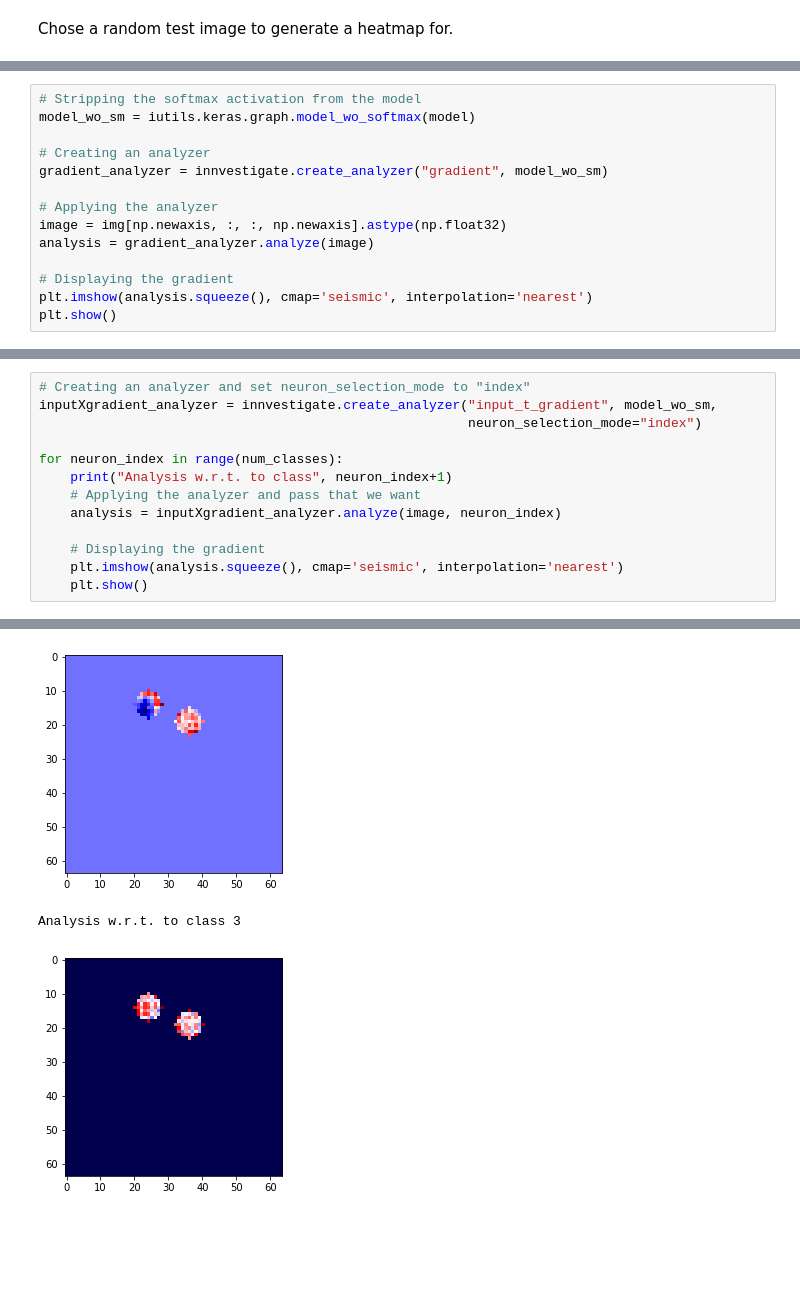
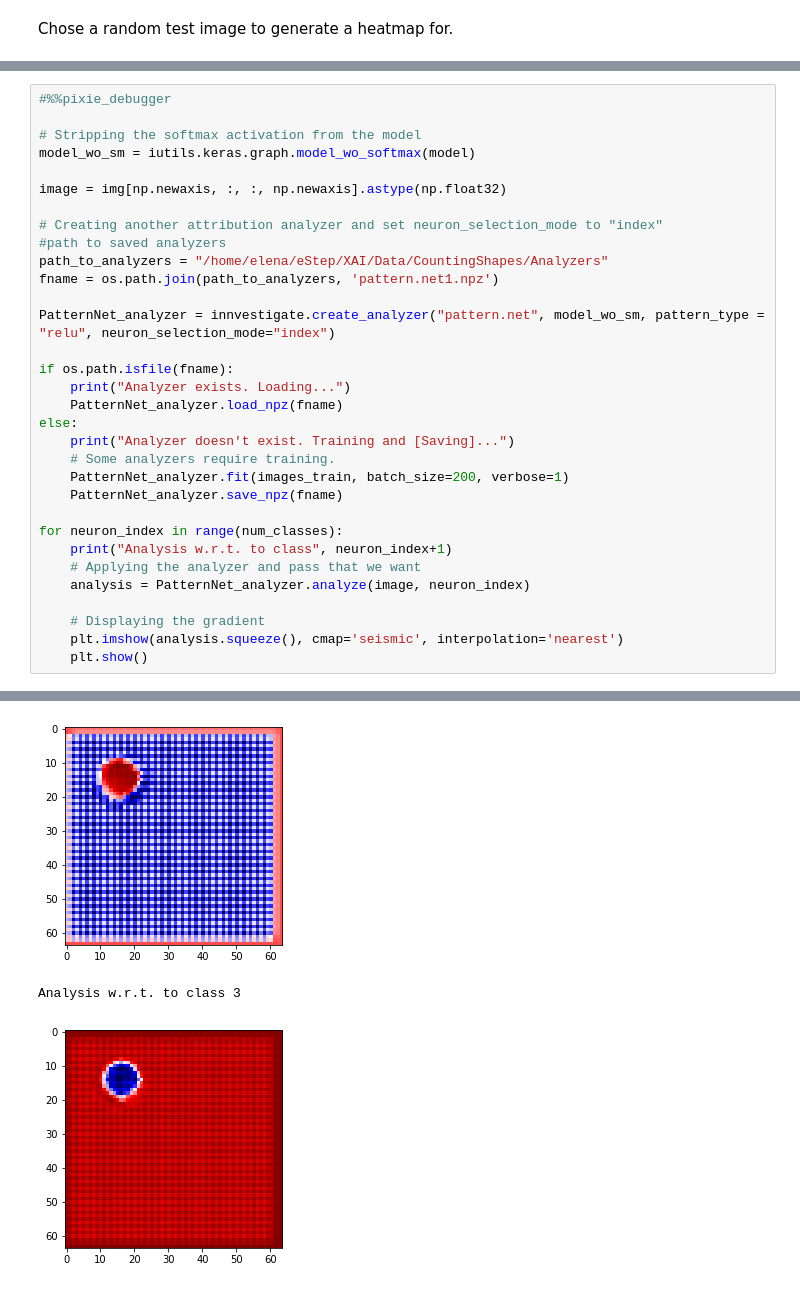
Before and after one commit to NLeSC/XAI, a Jupyter notebook: Software/CNNcountDemo/Model1SingleImageSingleMethod.ipynb, the cells around one changed output, grey strips where cells are left out. Saved outputs shown, nothing was run; the diff lists cells and outputs as text; blank space fills up the shorter version.

```diff
--- a/Software/CNNcountDemo/Model1SingleImageSingleMethod.ipynb
+++ b/Software/CNNcountDemo/Model1SingleImageSingleMethod.ipynb
@@ -153,14 +123,0 @@ This is done by passing the model without a softmax to the analyzer class:
-# %%
-# Stripping the softmax activation from the model
-model_wo_sm = iutils.keras.graph.model_wo_softmax(model)
-
-# Creating an analyzer
-gradient_analyzer = innvestigate.create_analyzer("gradient", model_wo_sm)
-
-# Applying the analyzer
-image = img[np.newaxis, :, :, np.newaxis].astype(np.float32)
-analysis = gradient_analyzer.analyze(image)
-
-# Displaying the gradient
-plt.imshow(analysis.squeeze(), cmap='seismic', interpolation='nearest')
-plt.show()
@@ -175,12 +128,31 @@ Lets try another analyser from the *attribution* category - The gradient_input a
 # %%
-# Creating an analyzer and set neuron_selection_mode to "index"
-inputXgradient_analyzer = innvestigate.create_analyzer("input_t_gradient", model_wo_sm,
-                                                       neuron_selection_mode="index")
+#%%pixie_debugger
+
+# Stripping the softmax activation from the model
+model_wo_sm = iutils.keras.graph.model_wo_softmax(model)
+
+image = img[np.newaxis, :, :, np.newaxis].astype(np.float32)
+
+# Creating another attribution analyzer and set neuron_selection_mode to "index"
+#path to saved analyzers
+path_to_analyzers = "/home/elena/eStep/XAI/Data/CountingShapes/Analyzers"
+fname = os.path.join(path_to_analyzers, 'pattern.net1.npz')
+
+PatternNet_analyzer = innvestigate.create_analyzer("pattern.net", model_wo_sm, pattern_type = "relu", neuron_selection_mode="index")
+
+if os.path.isfile(fname):
+    print("Analyzer exists. Loading...")
+    PatternNet_analyzer.load_npz(fname)
+else:
+    print("Analyzer doesn't exist. Training and [Saving]...")
+    # Some analyzers require training.
+    PatternNet_analyzer.fit(images_train, batch_size=200, verbose=1)
+    PatternNet_analyzer.save_npz(fname)
 
 for neuron_index in range(num_classes):
     print("Analysis w.r.t. to class", neuron_index+1)
     # Applying the analyzer and pass that we want
-    analysis = inputXgradient_analyzer.analyze(image, neuron_index)
+    analysis = PatternNet_analyzer.analyze(image, neuron_index)
 
     # Displaying the gradient
     plt.imshow(analysis.squeeze(), cmap='seismic', interpolation='nearest')
@@ -191,4 +166,4 @@ Analysis w.r.t. to class 1
 Analysis w.r.t. to class 2
-[figure, old version]
+[figure, new version]
 Analysis w.r.t. to class 3
-[figure, old version]
+[figure, new version]
```
Also changed, not shown: parts of 12 cells of this notebook, 1 other file.
